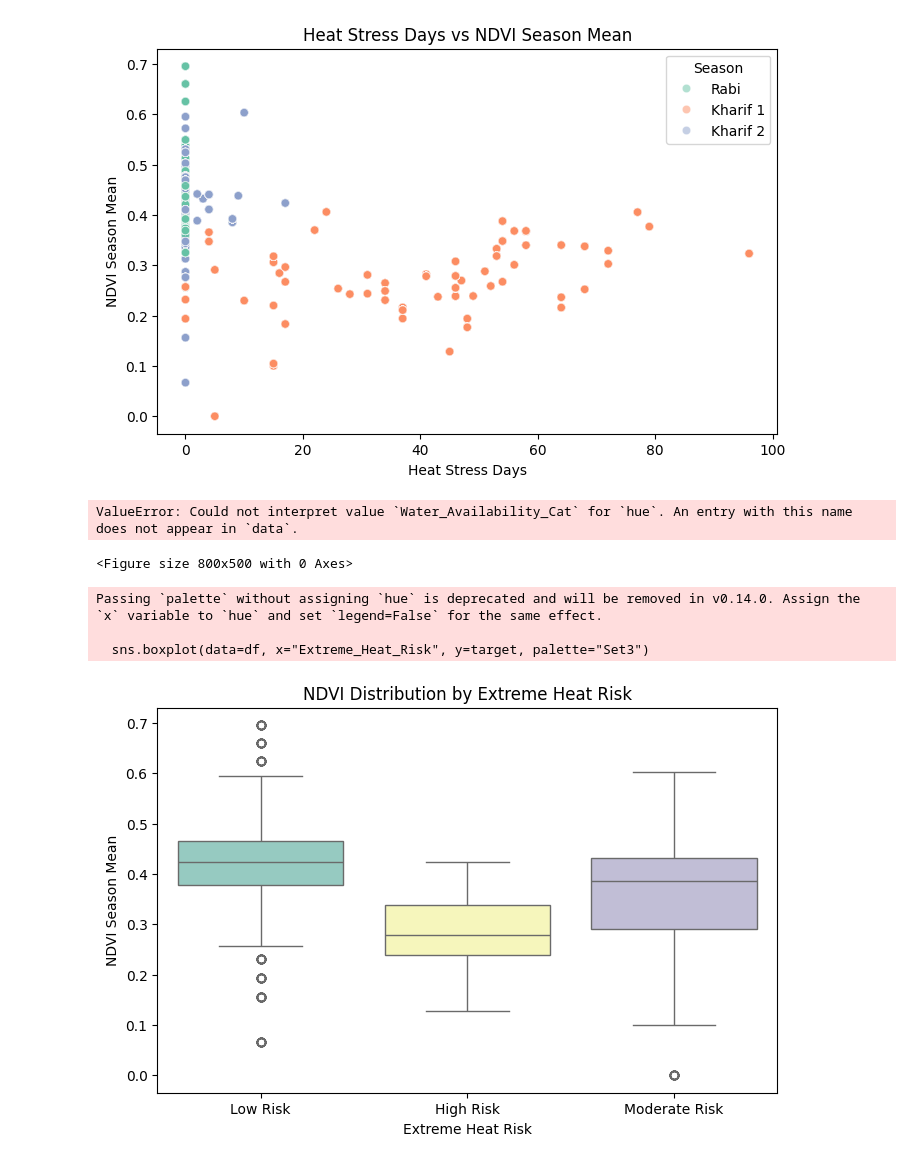
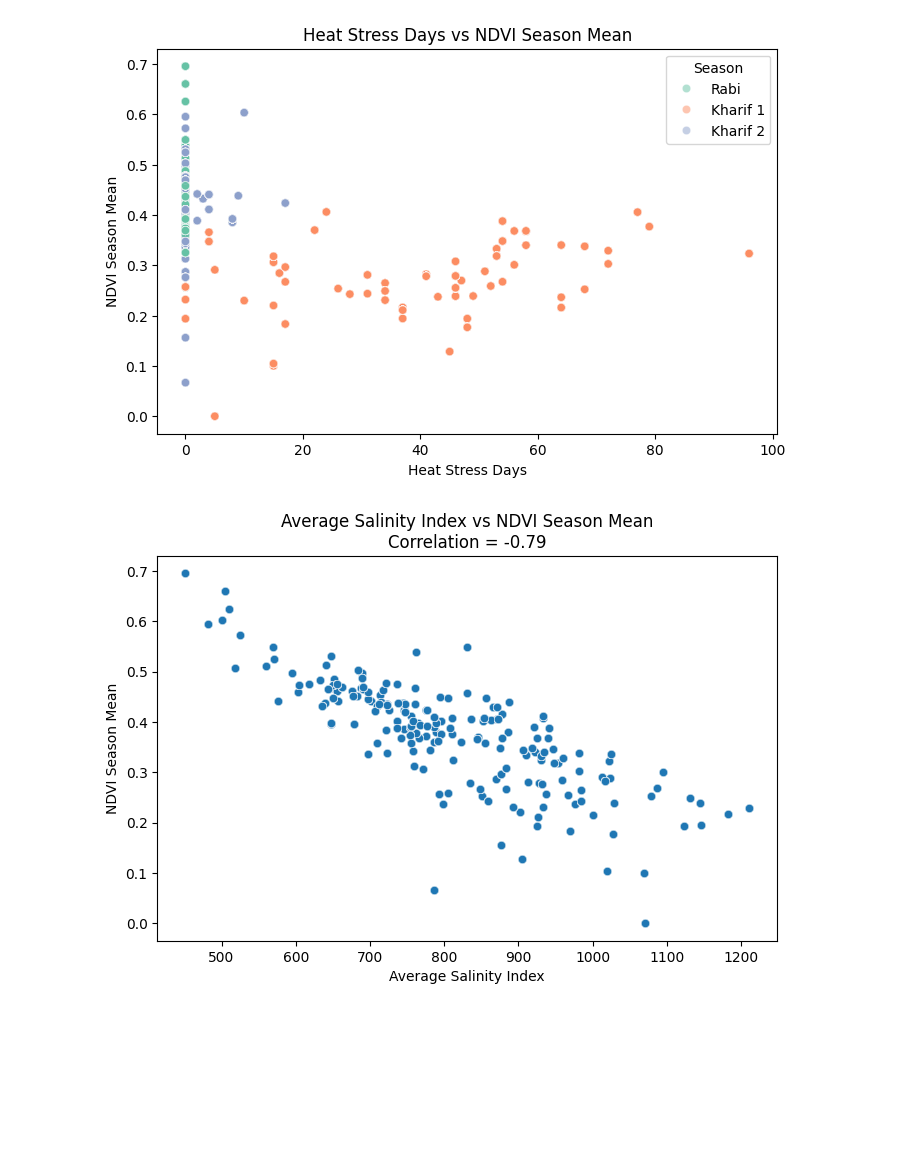
Before and after one commit to AKANEMO22/ADY201m---SU26, a Jupyter notebook: EDA/EDA.ipynb, the cells around one changed output. Cells and saved outputs as stored; diff of their text form; code cells hidden in the pictures; blank space fills up the shorter version.

```diff
--- a/EDA/EDA.ipynb
+++ b/EDA/EDA.ipynb
@@ -149,29 +149,21 @@ plt.show()
 [figure]
 # %%
 x_col = "Avg_Salinity_Index"
+target = "NDVI_Season_Mean"
+
 corr_value = df[[x_col, target]].corr().iloc[0, 1]
 
 plt.figure(figsize=(8, 5))
-sns.scatterplot(data=df, x=x_col, y=target, alpha=0.5, hue="Water_Availability_Cat", palette="coolwarm")
-plt.title("Average Salinity Index vs NDVI Season Mean")
+sns.scatterplot(
+    data=df,
+    x=x_col,
+    y=target,
+    alpha=0.5
+)
+
+plt.title(f"Average Salinity Index vs NDVI Season Mean\nCorrelation = {corr_value:.2f}")
 plt.xlabel("Average Salinity Index")
 plt.ylabel("NDVI Season Mean")
-plt.legend(title="Water Availability")
 plt.show()
 # %% [output]
-ValueError: Could not interpret value `Water_Availability_Cat` for `hue`. An entry with this name does not appear in `data`.
-<Figure size 800x500 with 0 Axes>
+[figure, added]
-# %%
-plt.figure(figsize=(8, 5))
-sns.boxplot(data=df, x="Extreme_Heat_Risk", y=target, palette="Set3")
-plt.title("NDVI Distribution by Extreme Heat Risk")
-plt.xlabel("Extreme Heat Risk")
-plt.ylabel("NDVI Season Mean")
-plt.show()
-
-risk_ndvi = df.groupby("Extreme_Heat_Risk")[target].median().sort_values(ascending=False)
-# %% [output]
-Passing `palette` without assigning `hue` is deprecated and will be removed in v0.14.0. Assign the `x` variable to `hue` and set `legend=False` for the same effect.
-
-  sns.boxplot(data=df, x="Extreme_Heat_Risk", y=target, palette="Set3")
-[figure, removed]
```
Also changed, not shown: parts of 2 cells of this notebook.
